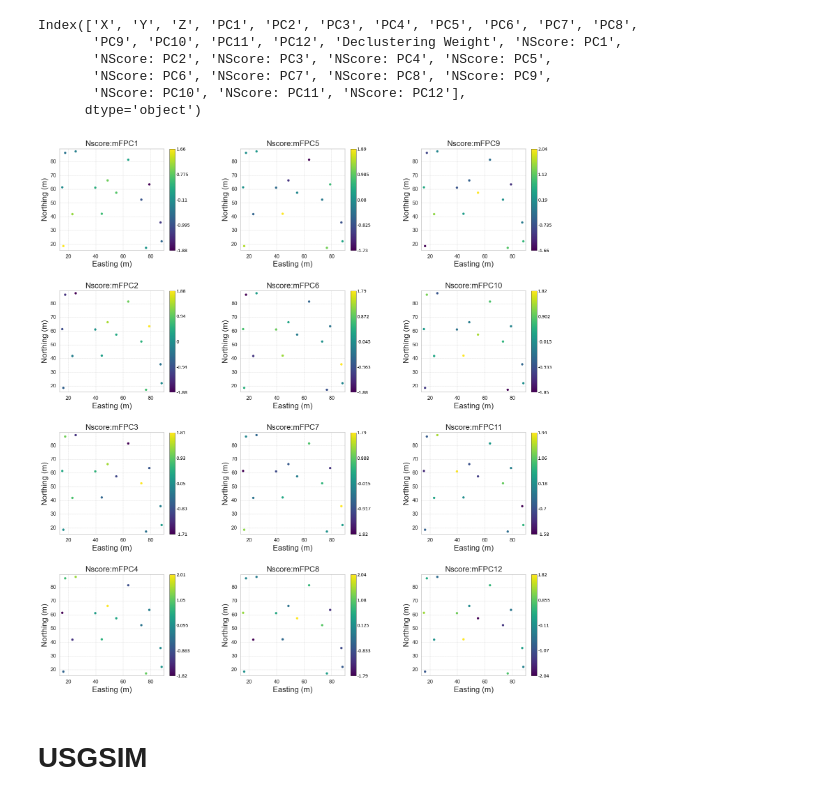
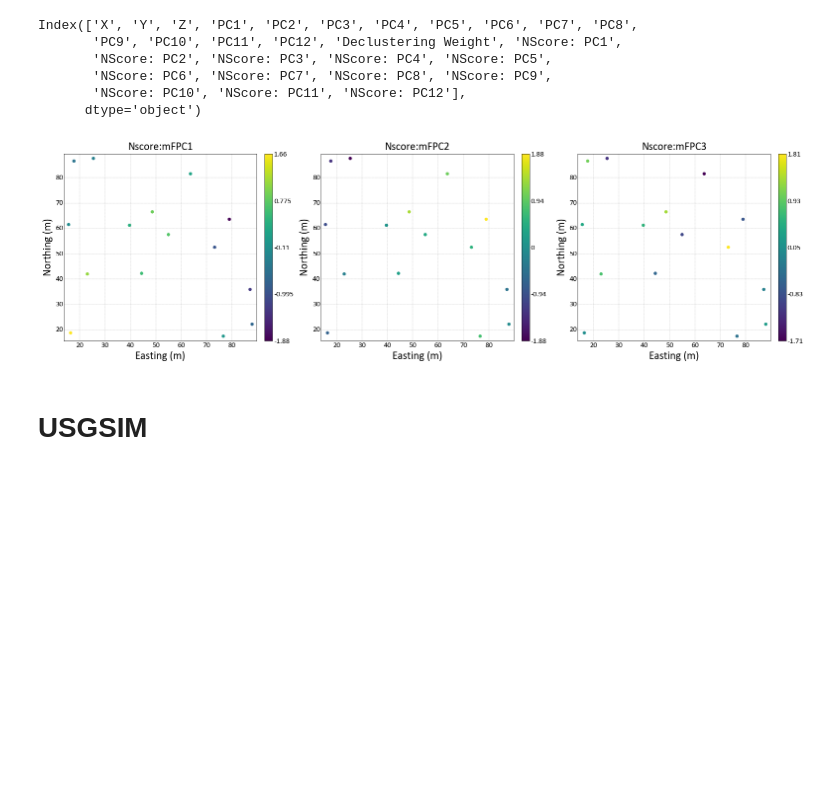
Before and after one commit to dm-bsilveira/PPMT-FDS-SGS, a Jupyter notebook: PPMT-FDA-SGS.ipynb, the cells around one changed output. Drawn from its saved outputs; the diff is of its cells as text; code cells hidden in the pictures; blank space fills up the shorter version.

Commit message:
limpeza e atualizações de formatação de figs

```diff
--- a/PPMT-FDA-SGS.ipynb
+++ b/PPMT-FDA-SGS.ipynb
@@ -481,7 +421,7 @@ fig, axes = plt.subplots(1, 4, figsize=(9, 10))
 for j, ax in enumerate(axes[:2]):  # Loop over the first 2 columns only
     well_index = j + 1  # Skipping the first well
     if well_index < n_wells:
-        well_data = globals()['data_w{}'.format(well_index)]  # Access the 'data_w#' variable dynamically
+        well_data = wells_data[f'data_w{well_index}']  # Access the 'data_w#' variable dynamically
 
         z_values = well_data['Z'].values
         grid_points = np.array(z_values)
@@ -492,19 +432,19 @@ for j, ax in enumerate(axes[:2]):  # Loop over the first 2 columns only
         basis_poro = skfda.representation.basis.BSplineBasis(n_basis=n_basis, order=order)
         X_basis_poro = fd_poro.to_basis(basis_poro)
 
-        ax.plot(X_basis_poro.coefficients.T, grid_points, color=color_poro, label='Poro BSpline', linewidth=2)
-        ax.scatter(data_matrix_poro, grid_points, color='black', label='PPMT Poro', s=18)
+        ax.plot(X_basis_poro.coefficients.T, grid_points, color=color_poro, label='(φ) BSpline', linewidth=2)
+        ax.scatter(data_matrix_poro, grid_points, color='black', label='PPMT (φ)', s=18)
 
-        ax.set_xlabel('PPMT-FDA\nPerm', fontsize=14)
+        ax.set_xlabel('PPMT-FDA\n(φ)', fontsize=14)
         ax.set_ylabel('Elevation', fontsize=14)
-        ax.set_title('FDA B-spline\nPoro Coefficients\nWell {}'.format(well_index), fontsize=16)
+        ax.set_title('FDA B-spline\n(φ) Coefficients\nWell {}'.format(well_index), fontsize=16)
         ax.grid(True)
 
 # Plot PERM data
 for j, ax in enumerate(axes[2:]):  # Loop over the last 2 columns only
     well_index = j + 1  # Skipping the first well
     if well_index < n_wells:
-        well_data = globals()['data_w{}'.format(well_index)]  # Access the 'data_w#' variable dynamically
+        well_data = wells_data[f'data_w{well_index}'] # Access the 'data_w#' variable dynamically
 
         z_values = well_data['Z'].values
         grid_points = np.array(z_values)
@@ -515,12 +455,12 @@ for j, ax in enumerate(axes[2:]):  # Loop over the last 2 columns only
         basis_perm = skfda.representation.basis.BSplineBasis(n_basis=n_basis, order=order)
         X_basis_perm = fd_perm.to_basis(basis_perm)
 
-        ax.plot(X_basis_perm.coefficients.T, grid_points, color=color_perm, label='FDA Perm', linewidth=2)
-        ax.scatter(data_matrix_perm, grid_points, color='black', label='FDA Poro', s=18)
+        ax.plot(X_basis_perm.coefficients.T, grid_points, color=color_perm, label='FDA (κ)', linewidth=2)
+        ax.scatter(data_matrix_perm, grid_points, color='black', label='FDA (φ)', s=18)
 
-        ax.set_xlabel('PPMT-FDA\nPerm', fontsize=14)
+        ax.set_xlabel('PPMT-FDA\n(κ)', fontsize=14)
         ax.set_ylabel('Elevation', fontsize=14)
-        ax.set_title('FDA B-spline\nPerm Coefficients\nWell {}'.format(well_index), fontsize=16)
+        ax.set_title('FDA B-spline\n(κ) Coefficients\nWell {}'.format(well_index), fontsize=16)
         ax.grid(True)
 
 plt.subplots_adjust(wspace=0.8)
@@ -1268,7 +1183,23 @@ Index(['X', 'Y', 'Z', 'PC1', 'PC2', 'PC3', 'PC4', 'PC5', 'PC6', 'PC7', 'PC8',
 # %%
-vars_nscore = ['NScore: PC1', 'NScore: PC2', 'NScore: PC3', 'NScore: PC4', 'NScore: PC5', 'NScore: PC6', 'NScore: PC7', 'NScore: PC8', 'NScore: PC9', 'NScore: PC10', 'NScore: PC11', 'NScore: PC12']title = []for i in range(1, 13):    title.append(f'Nscore:mFPC{i}')fig, axes = plt.subplots(1, 3, figsize=(20, 5))for i in range(3):    var = vars_nscore[i]    gs.location_plot(ppmt_perm_fpca_nscore2_2, var=var, grid=True, ax=axes[i], title=title[i])plt.subplots_adjust(hspace=0.4, wspace=0.01)fig.savefig(f'{path}mFPC_location_plot.eps', format='eps', bbox_inches='tight')fig.savefig(f'{path}mFPC_location_plot.tif', format='tiff', dpi=600, bbox_inches='tight')plt.show()
+vars_nscore = []
+for i in range(1, 13):
+    vars_nscore.append(f'NScore: PC{i}')
+
+title = []
+for i in range(1, 13):
+    title.append(f'Nscore:mFPC{i}')
+
+fig, axes = plt.subplots(1, 3, figsize=(20, 5))
+for i in range(3):
+    var = vars_nscore[i]
+    gs.location_plot(ppmt_perm_fpca_nscore2_2, var=var, grid=True, ax=axes[i], title=title[i])
+
+plt.subplots_adjust(hspace=0.4, wspace=0.01)
+fig.savefig(f'{path}mFPC_location_plot.eps', format='eps', bbox_inches='tight')
+fig.savefig(f'{path}mFPC_location_plot.tif', format='tiff', dpi=600, bbox_inches='tight')
+plt.show()
 # %% [output]
-[figure, old version]
+[figure, new version]
 # %% [markdown]
 # USGSIM
 # %%
```
Also changed, not shown: parts of 41 cells of this notebook.
